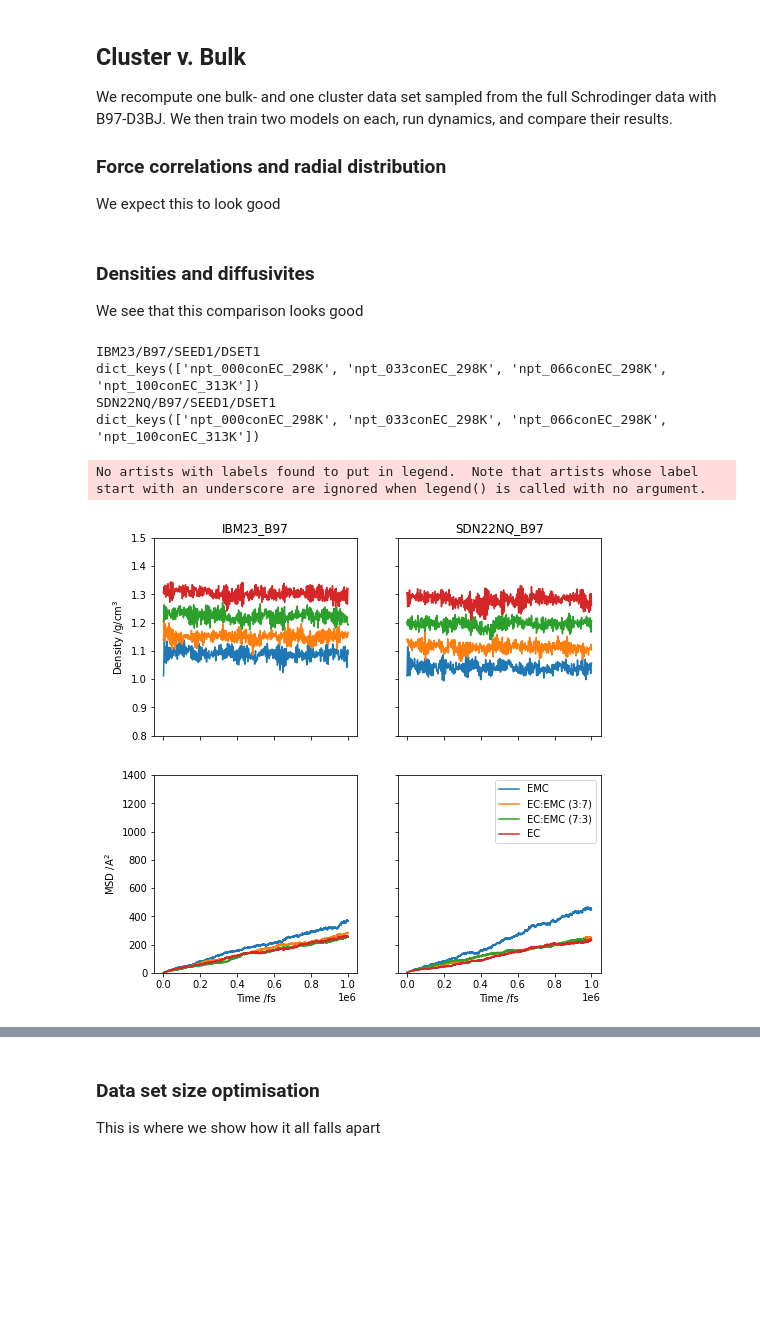
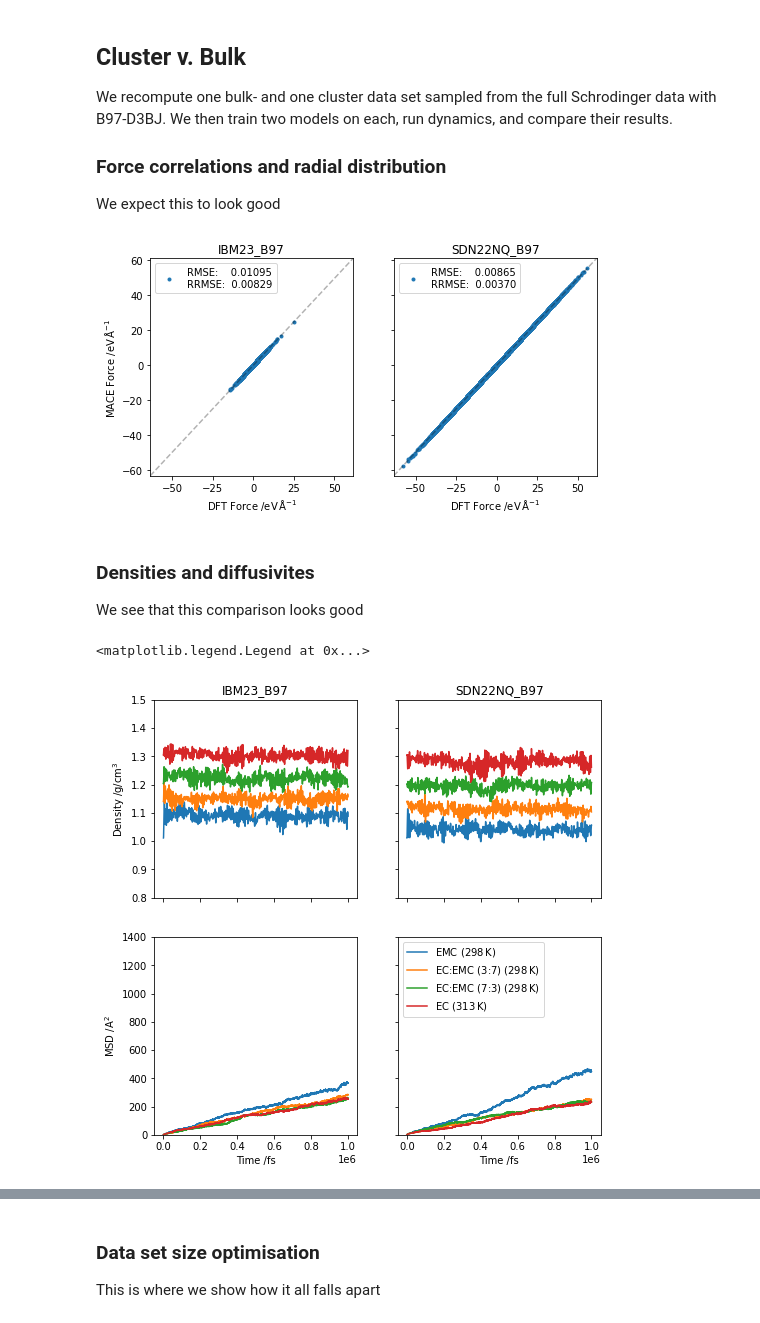
Before and after one commit to imagdau/EC-EMC_diffusion_DFT-MLIP-Data_comparison, a Jupyter notebook: for_paper.ipynb, the cells around one changed output, grey strips where cells are left out. Saved outputs shown, nothing was run; the diff lists cells and outputs as text; code cells hidden in the pictures; blank space fills up the shorter version.

Commit message:
Added force correlations training completeness

```diff
--- a/for_paper.ipynb
+++ b/for_paper.ipynb
@@ -47,6 +77,43 @@ def get_all_thermo(tag):
 We recompute one bulk- and one cluster data set sampled from the full Schrodinger data with B97-D3BJ. We then train two models on each, run dynamics, and compare their results.
 ### Force correlations and radial distribution
 We expect this to look good
+# %%
+tags = ['IBM23/B97/SEED1/DSET1', 'SDN22NQ/B97/SEED1/DSET1']#, 'SDN22NQ/B97/SEED1/DSET1'] # These tags needs to be adjusted to be compliant with zenodo
+
+# Obtain data and store to dicts
+xyz = dict()
+for tag in tags:
+    xyz[tag] = get_xyz(f'{static_path}force_correlation/{tag}/*') # Argument should be 'tag' to be consistent with zenodo
+
+
+fig, axs = plt.subplots(1,2, figsize=(4*2, 4*1), sharex=True, sharey=True)
+for i, k in enumerate(xyz):
+    tag = tags[i]
+    atoms = xyz[k]
+    data_set, functional, seed, dset_sample = tag.split('/')
+
+    # Obtain forces and errors
+    ## reference
+    ref_forces = [a.arrays['forces'] for a in atoms if 'forces' in a.arrays.keys()]
+    ref_forces = np.concatenate(ref_forces).flatten()
+
+    ## mace
+    mace_forces = [a.arrays['MACE_forces'] for a in atoms if 'forces' in a.arrays.keys()]
+    mace_forces = np.concatenate(mace_forces).flatten()
+    rmse, rrmse = RMSE(mace_forces, ref_forces)
+
+    # Plot correlation
+    axs[i].set_title(f'{data_set}_{functional}')
+    axs[i].plot(ref_forces, mace_forces, '.', label=f'RMSE:    {rmse:.5f}\nRRMSE:  {rrmse:.5f}')
+    axs[i].legend(loc='upper left', numpoints=1)
+
+    # Plot settings
+    axs[i].plot([0, 1], [0, 1], 'k--', transform=axs[i].transAxes, alpha=0.3)
+    axs[i].set_xlabel('DFT Force /eV$\,$Å$^{-1}$')
+    axs[i].set_xlim([-60,60])
+    if i == 0: axs[i].set_ylabel('MACE Force /eV$\,$Å$^{-1}$')
+# %% [output]
+[figure, added]
 # %% [markdown]
 ### Densities and diffusivites
 We see that this comparison looks good
@@ -56,39 +123,35 @@ tags = ['IBM23/B97/SEED1/DSET1', 'SDN22NQ/B97/SEED1/DSET1'] # These tags needs t
 # Obtain data and store to dicts
 thermo = dict()
 for tag in tags:
     thermo[tag] = get_all_thermo(f'{dynamics_path}{tag}/*') # Argument should be 'tag' to be consistent with zenodo
 
 
 fig, axs = plt.subplots(2,2, figsize=(4*2, 4*2), sharex=True, sharey='row')
 for i, k in enumerate(thermo):
     tag = tags[i]
     data_set, functional, seed, dset_sample = tag.split('/')
-    print(tag)
-    print(thermo[k].keys())
+    #print(tag)
+    #print(thermo[k].keys())
     for traj_name, traj_data in thermo[k].items():
         # Collect data
         time, tunit = traj_data['Time']['data'], traj_data['Time']['units']
         dens, dunit = traj_data['Density']['data'], traj_data['Density']['units']
         msd, munit = traj_data['MSD']['data'], traj_data['MSD']['units']
 
         # Plot density
         axs[0,i].set_ylim([0.8, 1.5])
         if i == 0: axs[0,i].set_ylabel(f'Density /{dunit}')
         axs[0,i].plot(time,dens, label=tmap[traj_name])
 
         # Plot MSD
         axs[1,i].set_ylim([0, 1400])
         if i == 0: axs[1,i].set_ylabel(f'MSD /{munit}')
         axs[1,i].plot(time,msd, label=tmap[traj_name])
 
         # Shared plot setings
         axs[0,i].set_title(f'{data_set}_{functional}')
         axs[1,i].set_xlabel(f'Time /{tunit}')
-        axs[1,1].legend(loc='upper right')
+axs[-1,-1].legend(loc='upper left')
 # %% [output]
-IBM23/B97/SEED1/DSET1
-dict_keys(['npt_000conEC_298K', 'npt_033conEC_298K', 'npt_066conEC_298K', 'npt_100conEC_313K'])
-SDN22NQ/B97/SEED1/DSET1
-dict_keys(['npt_000conEC_298K', 'npt_033conEC_298K', 'npt_066conEC_298K', 'npt_100conEC_313K'])
+<matplotlib.legend.Legend at 0x...>
-No artists with labels found to put in legend.  Note that artists whose label start with an underscore are ignored when legend() is called with no argument.
-[figure, old version]
+[figure, new version]
```
Also changed, not shown: parts of 3 cells of this notebook.
